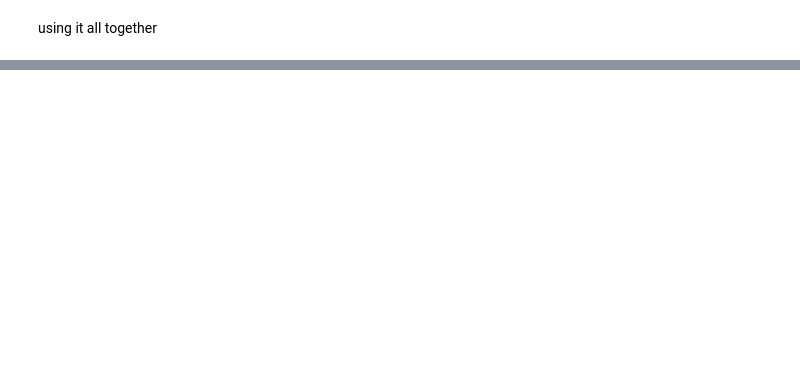
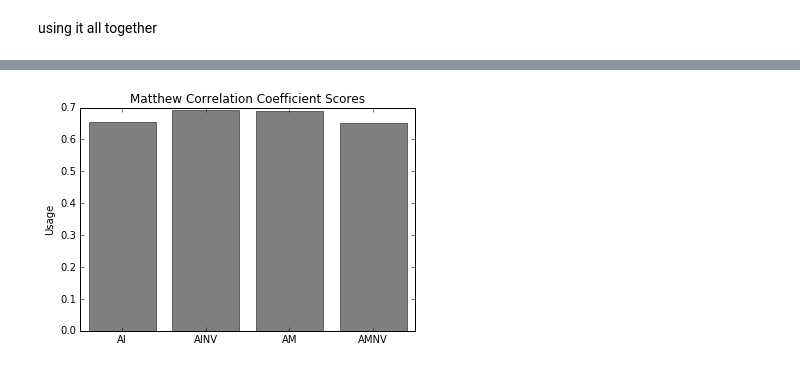
Before and after one commit to rjesteban/defensive-play-classifier, a Jupyter notebook: Final output.ipynb, the cells around one changed output, grey strips where cells are left out. Cells and saved outputs as stored; diff of their text form; code cells hidden in the pictures; blank space fills up the shorter version.

```diff
--- a/Final output.ipynb
+++ b/Final output.ipynb
@@ -150,0 +236,13 @@ GMEAN: 0.879049072992
+# %%
+labels = ('AI', 'AINV', 'AM', 'AMNV')
+y_pos = np.arange(len(labels))
+performance = [gmeani_all[2][2], gmeani_novoronoi[2][2], gmeanm_all[2][2], gmeanm_novoronoi[2][2]]
+
+plt.bar(y_pos, performance, align='center', alpha=0.5, color='k')
+plt.xticks(y_pos, labels)
+plt.ylabel('Usage')
+plt.title('Matthew Correlation Coefficient Scores')
+
+plt.show()
+# %% [output]
+[figure, added]
```
Also changed, not shown: parts of 13 cells of this notebook.
